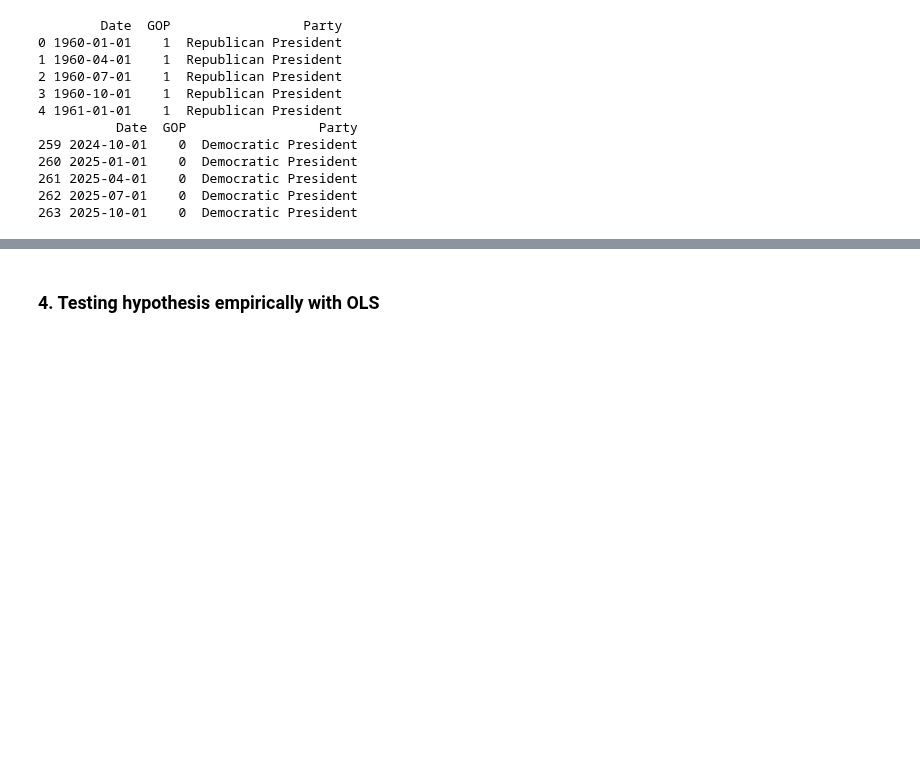
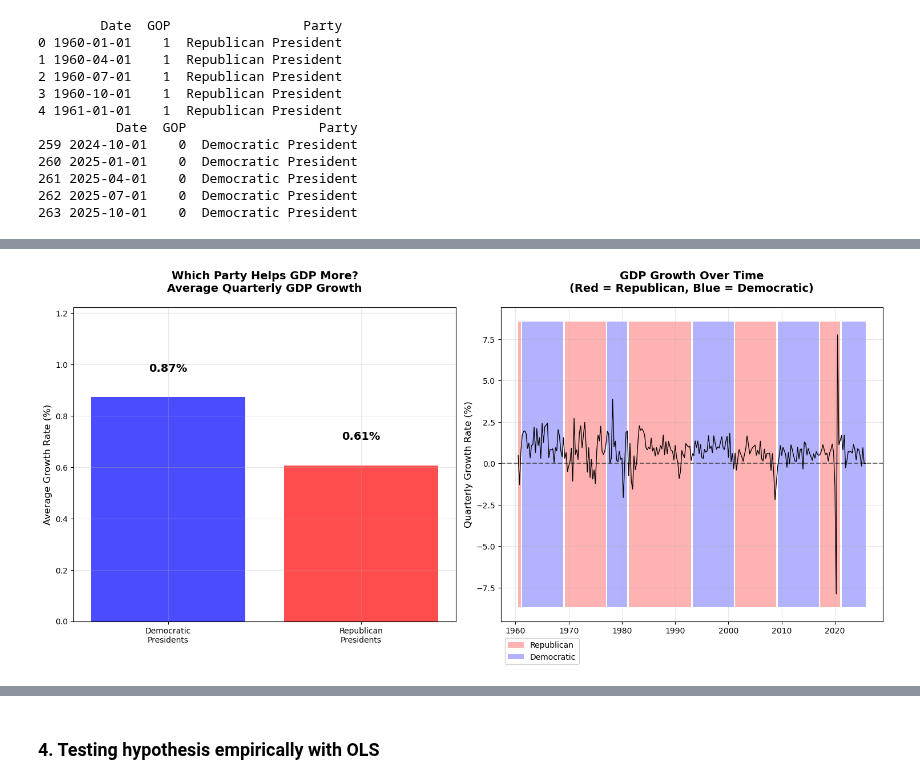
Before and after one commit to llorracc/as.180.369, a Jupyter notebook: materials/code-demo/RealGDPReturns.ipynb, the cells around one changed output, grey strips where cells are left out. Drawn from its saved outputs; the diff is of its cells as text; code cells hidden in the pictures; blank space fills up the shorter version.

```diff
--- a/materials/code-demo/RealGDPReturns.ipynb
+++ b/materials/code-demo/RealGDPReturns.ipynb
@@ -191,0 +208,15 @@ plt.show()
+# %%
+# Additional Analysis: GDP Growth Rate Comparisons
+import numpy as np
+from scipy import stats
+
+# Calculate growth rates from GDP levels
+df['gdp_growth_qoq'] = df['real_gdp'].pct_change() * 100  # Quarterly growth rate
+df['gdp_growth_annualized'] = df['gdp_growth_qoq'] * 4     # Annualized growth rate
+
+# Remove missing values
+df_clean = df.dropna(subset=['gdp_growth_qoq']).copy()
+
+print("Summary Statistics by Party:")
+summary_stats = df_clean.groupby('Party')['gdp_growth_qoq'].agg(['count', 'mean', 'std', 'min', 'max'])
+print(summary_stats)
@@ -191,0 +229,68 @@ plt.show()
+# %%
+# SUPER SIMPLE GRAPHS - Easy to Understand
+fig, axes = plt.subplots(1, 2, figsize=(15, 7))  # Made bigger to prevent cut-off
+
+# Get the data
+democratic_growth = df_clean[df_clean['Party'] == 'Democratic President']['gdp_growth_qoq']
+republican_growth = df_clean[df_clean['Party'] == 'Republican President']['gdp_growth_qoq']
+
+# Graph 1: Simple Bar Chart - THE ANSWER
+ax1 = axes[0]
+dem_avg = democratic_growth.mean()
+rep_avg = republican_growth.mean()
+
+bars = ax1.bar(['Democratic\nPresidents', 'Republican\nPresidents'],
+               [dem_avg, rep_avg],
+               color=['blue', 'red'], alpha=0.7)
+
+# Add the numbers on top of bars with more space
+ax1.text(0, dem_avg + 0.1, f'{dem_avg:.2f}%', ha='center', fontsize=14, fontweight='bold')
+ax1.text(1, rep_avg + 0.1, f'{rep_avg:.2f}%', ha='center', fontsize=14, fontweight='bold')
+
+ax1.set_title('Which Party Helps GDP More?\nAverage Quarterly GDP Growth', fontsize=14, fontweight='bold', pad=20)
+ax1.set_ylabel('Average Growth Rate (%)', fontsize=12)
+ax1.grid(True, alpha=0.3)
+
+# Make sure there's enough space for the labels
+max_val = max(dem_avg, rep_avg)
+ax1.set_ylim(0, max_val * 1.4)  # Add 40% more space at the top
+
+# Graph 2: Simple Line Chart Over Time
+ax2 = axes[1]
+plot_df = df_clean[['Date', 'gdp_growth_qoq', 'GOP']].copy()
+plot_df['GOP'] = plot_df['GOP'].astype(int).astype(bool)
+
+ax2.plot(plot_df['Date'], plot_df['gdp_growth_qoq'], color='black', linewidth=1)
+y1, y2 = ax2.get_ylim()
+ax2.fill_between(plot_df['Date'], y1, y2, where=plot_df['GOP'],
+                facecolor='red', alpha=0.3, label='Republican')
+ax2.fill_between(plot_df['Date'], y1, y2, where=~plot_df['GOP'],
+                facecolor='blue', alpha=0.3, label='Democratic')
+ax2.axhline(y=0, color='black', linestyle='--', alpha=0.5)
+ax2.set_title('GDP Growth Over Time\n(Red = Republican, Blue = Democratic)', fontsize=14, fontweight='bold', pad=20)
+ax2.set_ylabel('Quarterly Growth Rate (%)', fontsize=12)
+ax2.grid(True, alpha=0.3)
+
+# Move legend outside the graph area to bottom left
+ax2.legend(bbox_to_anchor=(0, -0.15), loc='lower left', fontsize=10, framealpha=0.9)
+
+# Add more padding to prevent cut-off and make room for legend
+plt.subplots_adjust(top=0.85, bottom=0.25, left=0.1, right=0.95)
+plt.tight_layout()
+plt.show()
+
+# THE SIMPLE ANSWER
+print("\n" + "="*60)
+print("🎯 ANSWER: Which Party Helps GDP More?")
+print("="*60)
+print(f"Democratic Presidents: {dem_avg:.3f}% average growth")
+print(f"Republican Presidents: {rep_avg:.3f}% average growth")
+print(f"Difference: {dem_avg - rep_avg:.3f}% per quarter")
+print("="*60)
+if dem_avg > rep_avg:
+    print("✅ DEMOCRATIC presidents help GDP MORE")
+else:
+    print("✅ REPUBLICAN presidents help GDP MORE")
+print("="*60)
+# %% [output]
+[figure, added]
```
Also changed, not shown: parts of 12 cells of this notebook.
